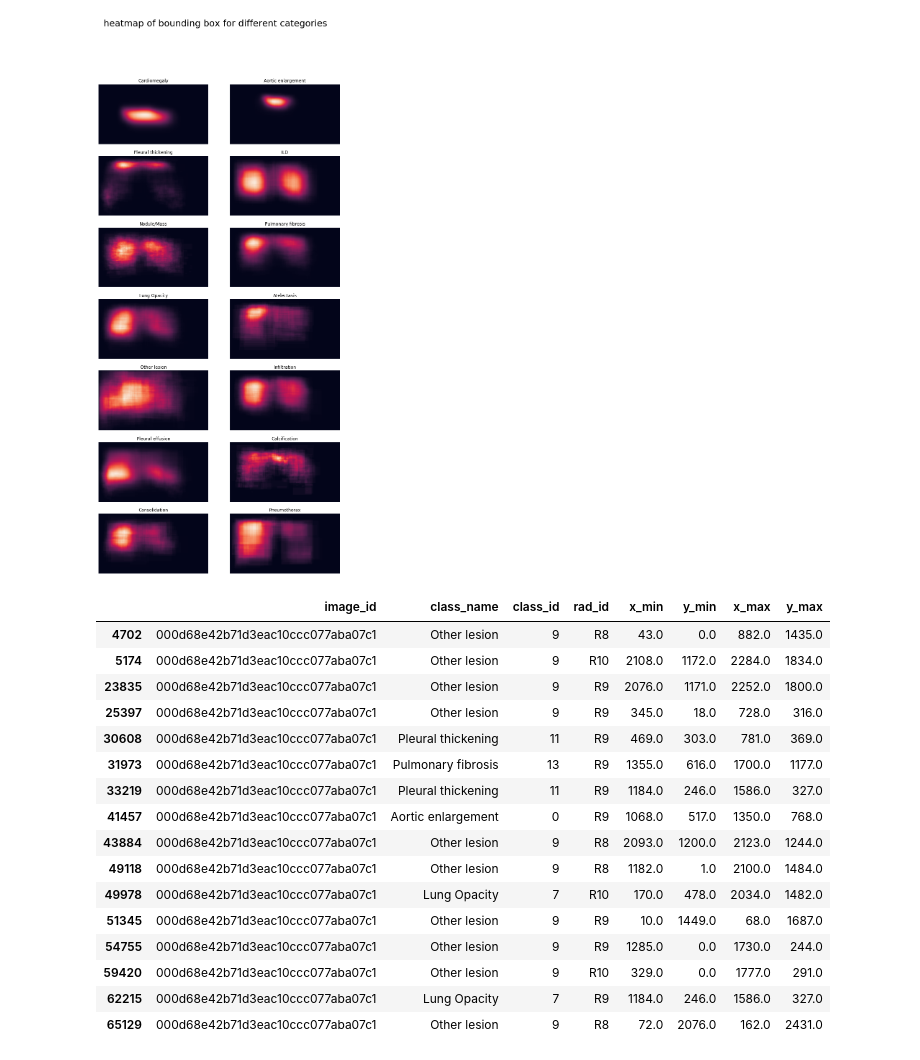
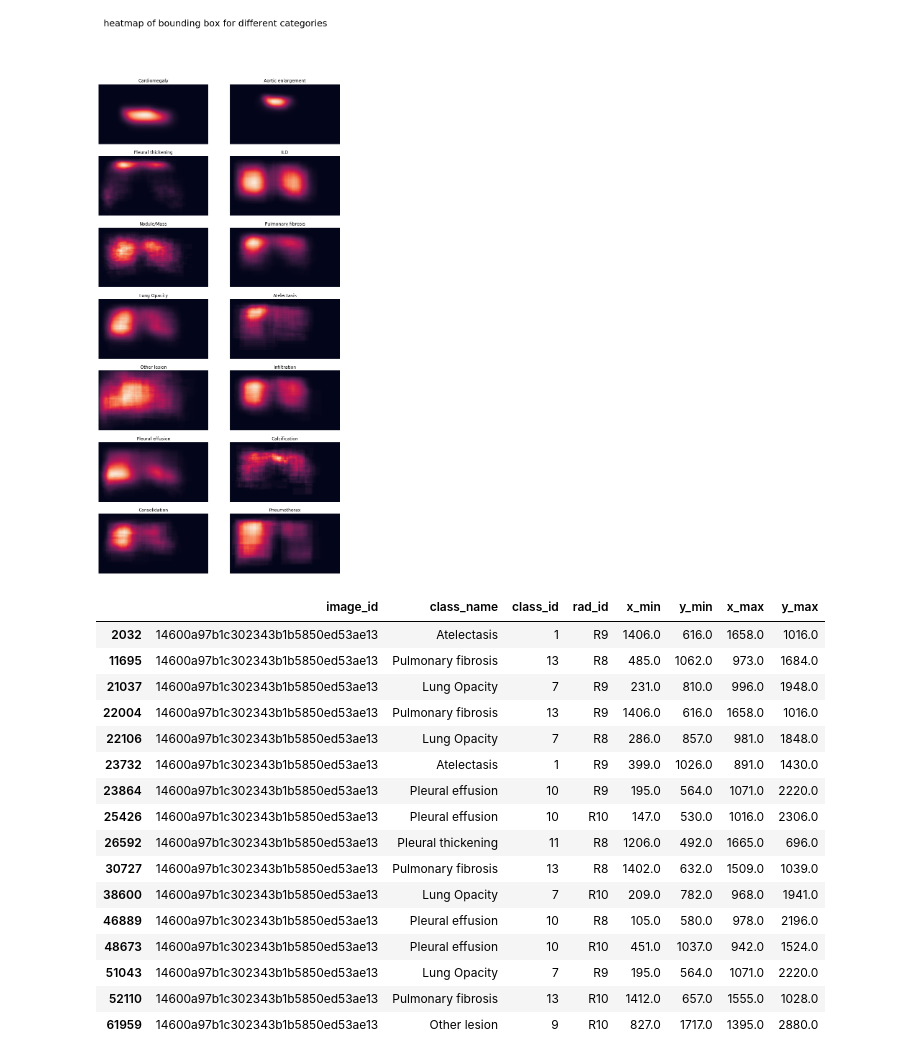
Before and after one commit to Yuchen-Dai/vinbigdata-chest-xray-abnormalities-detection, a Jupyter notebook: Data Analysis.ipynb, the cells around one changed output. Cells and saved outputs as stored; diff of their text form; code cells hidden in the pictures.

```diff
--- a/Data Analysis.ipynb
+++ b/Data Analysis.ipynb
@@ -136,22 +152,22 @@ plt.show()
 # %% [output]
 [figure]
 # %%
-train[train['image_id'] == '000d68e42b71d3eac10ccc077aba07c1']
+train[train['image_id'] == '14600a97b1c302343b1b5850ed53ae13']
 # %% [output]
 |  | image_id | class_name | class_id | rad_id | x_min | y_min | x_max | y_max |
-| 4702 | 000d68e42b71d3eac10ccc077aba07c1 | Other lesion | 9 | R8 | 43.0 | 0.0 | 882.0 | 1435.0 |
-| 5174 | 000d68e42b71d3eac10ccc077aba07c1 | Other lesion | 9 | R10 | 2108.0 | 1172.0 | 2284.0 | 1834.0 |
-| 23835 | 000d68e42b71d3eac10ccc077aba07c1 | Other lesion | 9 | R9 | 2076.0 | 1171.0 | 2252.0 | 1800.0 |
-| 25397 | 000d68e42b71d3eac10ccc077aba07c1 | Other lesion | 9 | R9 | 345.0 | 18.0 | 728.0 | 316.0 |
-| 30608 | 000d68e42b71d3eac10ccc077aba07c1 | Pleural thickening | 11 | R9 | 469.0 | 303.0 | 781.0 | 369.0 |
-| 31973 | 000d68e42b71d3eac10ccc077aba07c1 | Pulmonary fibrosis | 13 | R9 | 1355.0 | 616.0 | 1700.0 | 1177.0 |
-| 33219 | 000d68e42b71d3eac10ccc077aba07c1 | Pleural thickening | 11 | R9 | 1184.0 | 246.0 | 1586.0 | 327.0 |
-| 41457 | 000d68e42b71d3eac10ccc077aba07c1 | Aortic enlargement | 0 | R9 | 1068.0 | 517.0 | 1350.0 | 768.0 |
-| 43884 | 000d68e42b71d3eac10ccc077aba07c1 | Other lesion | 9 | R8 | 2093.0 | 1200.0 | 2123.0 | 1244.0 |
-| 49118 | 000d68e42b71d3eac10ccc077aba07c1 | Other lesion | 9 | R8 | 1182.0 | 1.0 | 2100.0 | 1484.0 |
-| 49978 | 000d68e42b71d3eac10ccc077aba07c1 | Lung Opacity | 7 | R10 | 170.0 | 478.0 | 2034.0 | 1482.0 |
-| 51345 | 000d68e42b71d3eac10ccc077aba07c1 | Other lesion | 9 | R9 | 10.0 | 1449.0 | 68.0 | 1687.0 |
-| 54755 | 000d68e42b71d3eac10ccc077aba07c1 | Other lesion | 9 | R9 | 1285.0 | 0.0 | 1730.0 | 244.0 |
-| 59420 | 000d68e42b71d3eac10ccc077aba07c1 | Other lesion | 9 | R10 | 329.0 | 0.0 | 1777.0 | 291.0 |
-| 62215 | 000d68e42b71d3eac10ccc077aba07c1 | Lung Opacity | 7 | R9 | 1184.0 | 246.0 | 1586.0 | 327.0 |
-| 65129 | 000d68e42b71d3eac10ccc077aba07c1 | Other lesion | 9 | R8 | 72.0 | 2076.0 | 162.0 | 2431.0 |
+| 2032 | 14600a97b1c302343b1b5850ed53ae13 | Atelectasis | 1 | R9 | 1406.0 | 616.0 | 1658.0 | 1016.0 |
+| 11695 | 14600a97b1c302343b1b5850ed53ae13 | Pulmonary fibrosis | 13 | R8 | 485.0 | 1062.0 | 973.0 | 1684.0 |
+| 21037 | 14600a97b1c302343b1b5850ed53ae13 | Lung Opacity | 7 | R9 | 231.0 | 810.0 | 996.0 | 1948.0 |
+| 22004 | 14600a97b1c302343b1b5850ed53ae13 | Pulmonary fibrosis | 13 | R9 | 1406.0 | 616.0 | 1658.0 | 1016.0 |
+| 22106 | 14600a97b1c302343b1b5850ed53ae13 | Lung Opacity | 7 | R8 | 286.0 | 857.0 | 981.0 | 1848.0 |
+| 23732 | 14600a97b1c302343b1b5850ed53ae13 | Atelectasis | 1 | R9 | 399.0 | 1026.0 | 891.0 | 1430.0 |
+| 23864 | 14600a97b1c302343b1b5850ed53ae13 | Pleural effusion | 10 | R9 | 195.0 | 564.0 | 1071.0 | 2220.0 |
+| 25426 | 14600a97b1c302343b1b5850ed53ae13 | Pleural effusion | 10 | R10 | 147.0 | 530.0 | 1016.0 | 2306.0 |
+| 26592 | 14600a97b1c302343b1b5850ed53ae13 | Pleural thickening | 11 | R8 | 1206.0 | 492.0 | 1665.0 | 696.0 |
+| 30727 | 14600a97b1c302343b1b5850ed53ae13 | Pulmonary fibrosis | 13 | R8 | 1402.0 | 632.0 | 1509.0 | 1039.0 |
+| 38600 | 14600a97b1c302343b1b5850ed53ae13 | Lung Opacity | 7 | R10 | 209.0 | 782.0 | 968.0 | 1941.0 |
+| 46889 | 14600a97b1c302343b1b5850ed53ae13 | Pleural effusion | 10 | R8 | 105.0 | 580.0 | 978.0 | 2196.0 |
+| 48673 | 14600a97b1c302343b1b5850ed53ae13 | Pleural effusion | 10 | R10 | 451.0 | 1037.0 | 942.0 | 1524.0 |
+| 51043 | 14600a97b1c302343b1b5850ed53ae13 | Lung Opacity | 7 | R9 | 195.0 | 564.0 | 1071.0 | 2220.0 |
+| 52110 | 14600a97b1c302343b1b5850ed53ae13 | Pulmonary fibrosis | 13 | R10 | 1412.0 | 657.0 | 1555.0 | 1028.0 |
+| 61959 | 14600a97b1c302343b1b5850ed53ae13 | Other lesion | 9 | R10 | 827.0 | 1717.0 | 1395.0 | 2880.0 |
```
Also changed, not shown: parts of 2 cells of this notebook.
